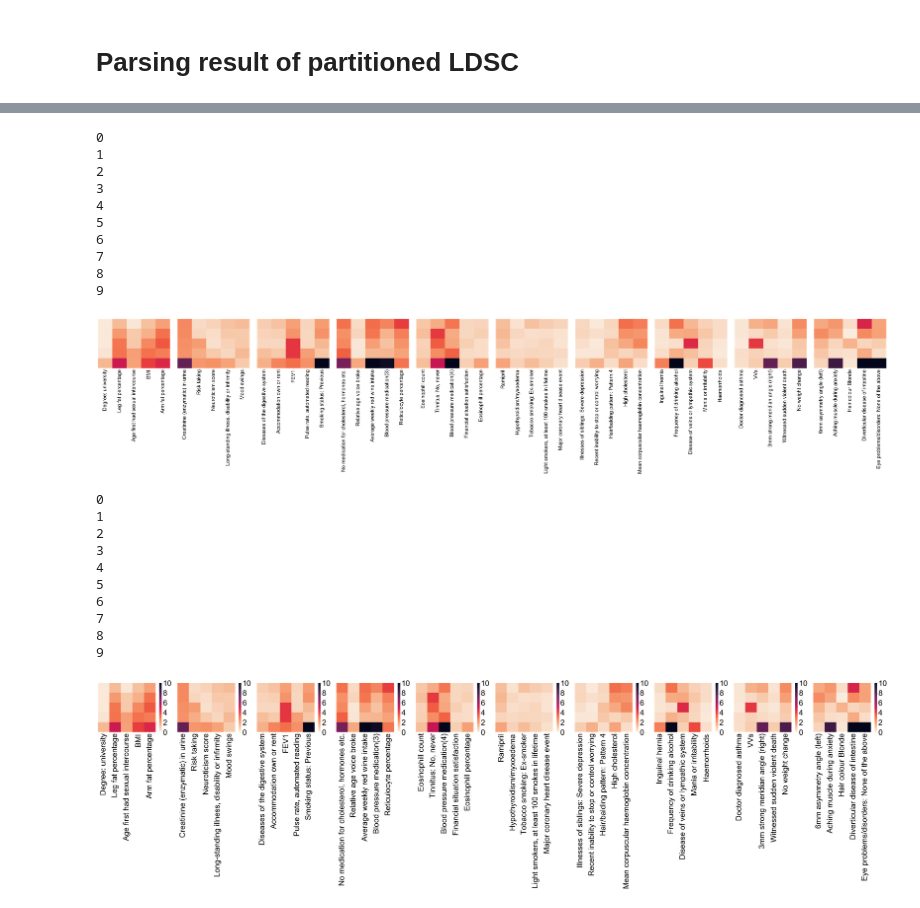
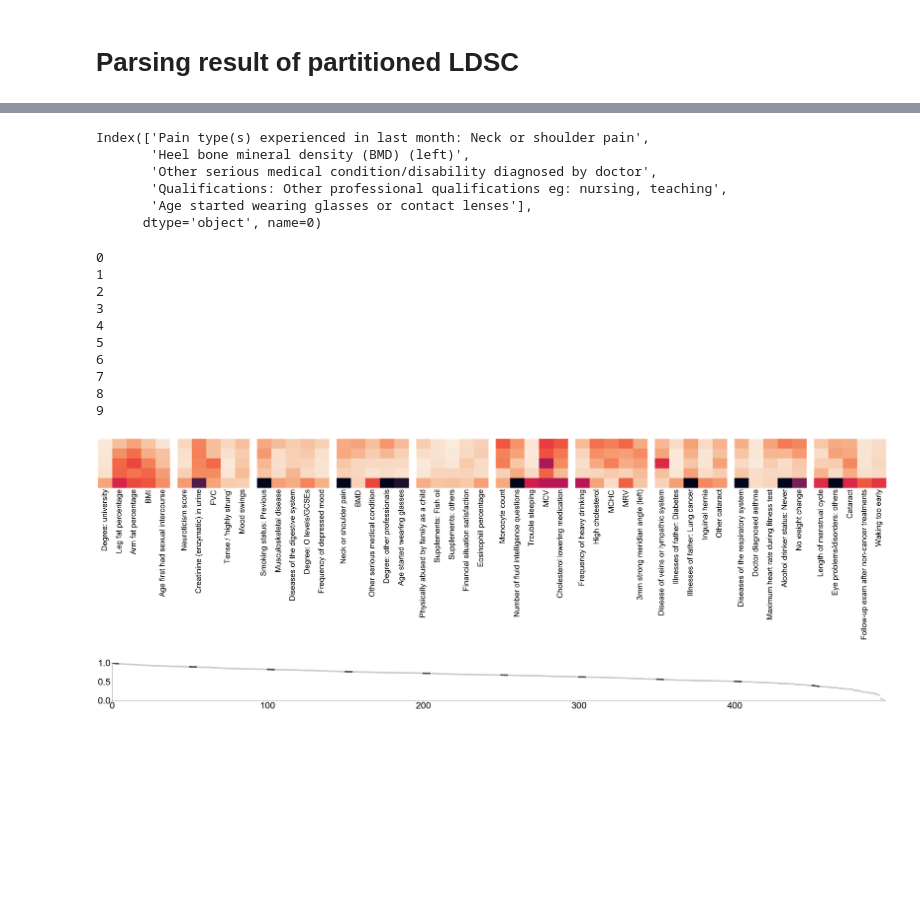
Before and after one commit to chanwkimlab/regional_heritability_analysis, a Jupyter notebook: 7_2_anova.ipynb, the cells around one changed output, grey strips where cells are left out. Cells and saved outputs as stored; diff of their text form; code cells hidden in the pictures; blank space fills up the shorter version.

```diff
--- a/7_2_anova.ipynb
+++ b/7_2_anova.ipynb
@@ -95,15 +95,3 @@ anova_plot_data.columns=anova_plot_data.columns.str.replace('300Mb','Chr')
 anova_plot_data=-np.log10(anova_plot_data.loc[per_bp_var['bp8'].sort_values(ascending=False).index].T)#,cmap=plt.cm.rainbow)
 
 #.loc[index_select]
-# %%
-"""
-description_dict_merge_path=base_path+'description_dict_merge.tsv'
-
-description_dict_merge=pd.read_csv(description_dict_merge_path,sep='\t',index_col='description')
-
-description_dict_merge['description_pub_anova']=description_dict_merge['description_pub_basic']
-description_dict_merge['description_abbr_anova']=description_dict_merge['description_abbr_basic']
-
-description_dict_merge.to_csv(base_path+"description_dict_merge.tsv",sep='\t')
-
-"""
@@ -112,4 +97,0 @@ description_dict_merge.to_csv(base_path+"description_dict_merge.tsv",sep='\t')
-# %%
-plot_data=anova_plot_data.iloc[:,:50]
-plot_data.columns=plot_data.columns.map(code_to_description).map(lambda x: description_to_short(x,'abbr_pub_ori'))
-sns.heatmap(plot_data,cmap=sns.cm.rocket_r)
@@ -169 +120,10 @@ Index(['Degree: university', 'Leg fat percentage',
       dtype='object', name=0)
+# %%
+anova_plot_data[index_select[3*len_group:(3+1)*len_group]].columns.map(code_to_description)
+# %% [output]
+Index(['Pain type(s) experienced in last month: Neck or shoulder pain',
+       'Heel bone mineral density (BMD) (left)',
+       'Other serious medical condition/disability diagnosed by doctor',
+       'Qualifications: Other professional qualifications eg: nursing, teaching',
+       'Age started wearing glasses or contact lenses'],
+      dtype='object', name=0)
@@ -170,70 +156,51 @@ Index(['Degree: university', 'Leg fat percentage',
 # %%
 plt.rcParams["figure.figsize"] = (80,5)
-plt.rcParams["font.size"] = 30
+plt.rcParams["font.size"] = 45
 
 fig, axes =plt.subplots(ncols=len(index_select)//len_group)
 
 left = 0.07; right=0.87
 bottom = 0.1; top = 0.9
 #fig, axes = plt.subplots(ncols=3, nrows=2, figsize=(figw, figh), gridspec_kw=gridspec_kw)
 asp=0.5
 
 plt.subplots_adjust(left=left, right=right, bottom=bottom, top=top, wspace=0.1, hspace=0.1*asp )
 
 for i in range(0,len(index_select)//len_group):
     print(i)
     plot_data=anova_plot_data[index_select[i*len_group:(i+1)*len_group]]
     plot_data.columns=plot_data.columns.map(code_to_description).map(lambda x: description_to_short(x,'abbr_pub_ori',"anova"))
 
     sns.heatmap(plot_data, ax=axes[i], yticklabels=False,cbar=False,cmap=sns.cm.rocket_r,vmin=0,vmax=10)
     #axes[i].set_ylabel('')
     axes[i].set_xlabel('')
+plt.savefig('anovafig.png',bbox_inches="tight")
 # %% [output]
 0
 1
 2
 3
 4
 5
 6
 7
 8
 9
-[figure, old version]
+[figure, new version]
-# %%
-plt.rcParams["figure.figsize"] = (80,5)
-plt.rcParams["font.size"] = 45
-
-fig, axes =plt.subplots(ncols=len(index_select)//len_group)
-
-left = 0.07; right=0.87
-bottom = 0.1; top = 0.9
-#fig, axes = plt.subplots(ncols=3, nrows=2, figsize=(figw, figh), gridspec_kw=gridspec_kw)
-asp=0.5
-
-plt.subplots_adjust(left=left, right=right, bottom=bottom, top=top, wspace=0.1, hspace=0.1*asp )
-
-for i in range(0,len(index_select)//len_group):
-    print(i)
-    plot_data=anova_plot_data[index_select[i*len_group:(i+1)*len_group]]
-    plot_data.columns=plot_data.columns.map(code_to_description).map(lambda x: description_to_short(x,'abbr_pub_ori',"anova"))
-
-    sns.heatmap(plot_data, ax=axes[i], yticklabels=False,cbar=False,cmap=sns.cm.rocket_r,vmin=0,vmax=10)
-    #axes[i].set_ylabel('')
-    axes[i].set_xlabel('')
-plt.savefig('savefig_anova1.png',bbox_inches="tight")
-# %% [output]
-0
-1
-2
-3
-4
-5
-6
-7
-8
-9
-[figure, removed]
+# %%
+plt.rcParams["figure.figsize"] = (60,3)
+plt.rcParams["font.size"] = 40
+
+plt.scatter(list(range(0,len(per_bp_var['bp8'][anova_plot_data.columns]))),per_bp_var['bp8'][anova_plot_data.columns],color=[(0.3,0.3,0.3,1) if col in index_select else (0.8,0.8,0.8,1) for col in anova_plot_data.columns],s=50)
+
+plt.xlim(0,len(anova_plot_data.columns))
+plt.ylim(0,1)
+#plt.yticks([], [])
+
+sns.despine()
+plt.savefig('savefig_polygenicity.png',bbox_inches="tight")
+# %% [output]
+[figure, added]
 # %%
 sns.heatmap(anova_plot_data[index_select], yticklabels=False,cbar=True,cmap=sns.cm.rocket_r,vmin=0,vmax=10)
 #plt.xticks([])
```
Also changed, not shown: parts of 34 cells of this notebook, 21 other files.
